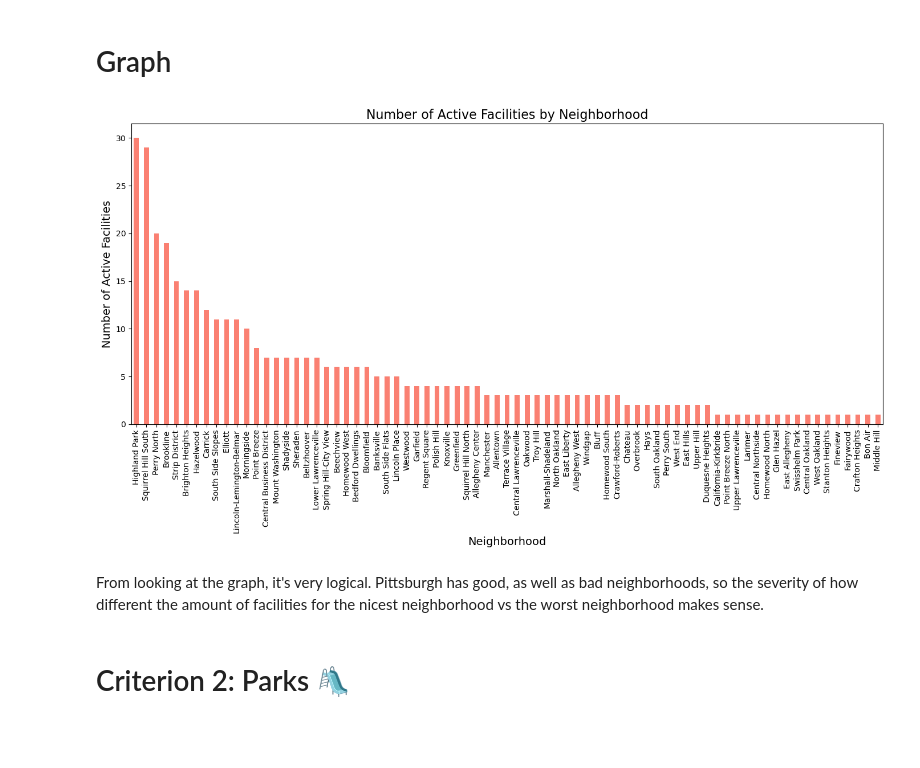
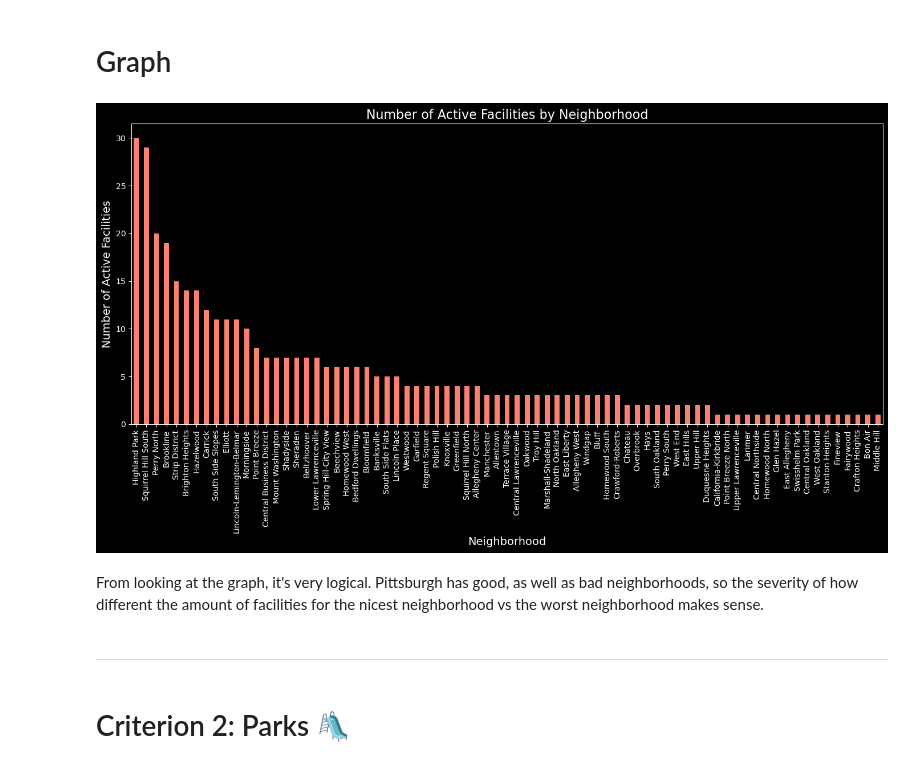
Before and after one commit to LiamBrem/0010-Final-Project, a Jupyter notebook: Final.ipynb, the cells around one changed output. Drawn from its saved outputs; the diff is of its cells as text; code cells hidden in the pictures; blank space fills up the shorter version.

```diff
--- a/Final.ipynb
+++ b/Final.ipynb
@@ -54,17 +56,22 @@ It's not surprising that Highland Park is the neighborhood with the most active
 # %% [markdown]
 # Graph
 # %%
+plt.style.use('dark_background')
+
+
 plt.figure(figsize=(14, 8))
 hood_counts.plot(kind='bar', color='salmon')
 plt.title('Number of Active Facilities by Neighborhood', fontsize=16)
 plt.xlabel('Neighborhood', fontsize=14)
 plt.ylabel('Number of Active Facilities', fontsize=14)
 plt.tight_layout()
 plt.show()
 # %% [output]
-[figure, old version]
+[figure, new version]
 # %% [markdown]
 From looking at the graph, it's very logical. Pittsburgh has good, as well as bad neighborhoods, so the severity of how different the amount of facilities for the nicest neighborhood vs the worst neighborhood makes sense.
+# %% [markdown]
+---
 # %% [markdown]
 # Criterion 2: Parks 🛝
 # %% [markdown]
```
Also changed, not shown: parts of 13 cells of this notebook.
